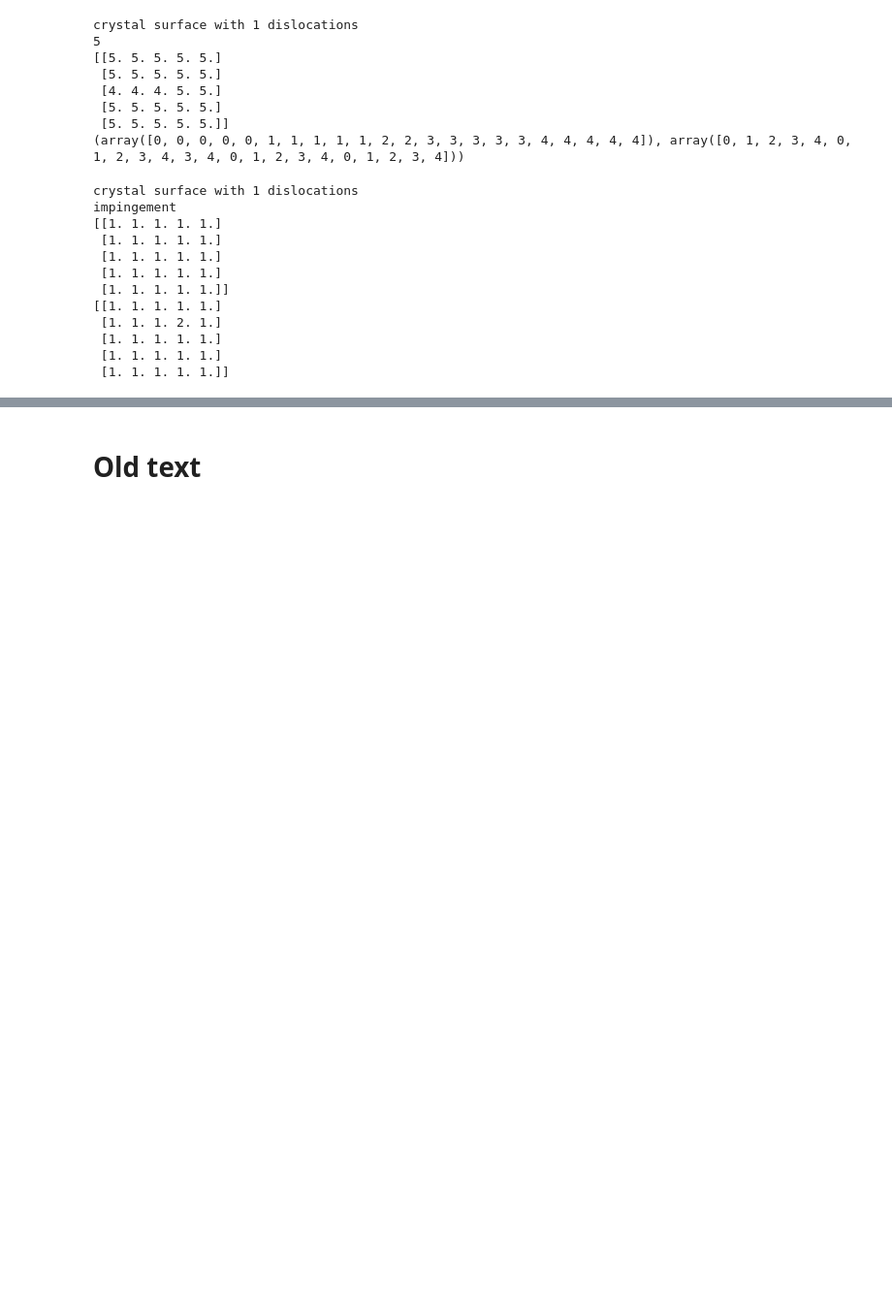
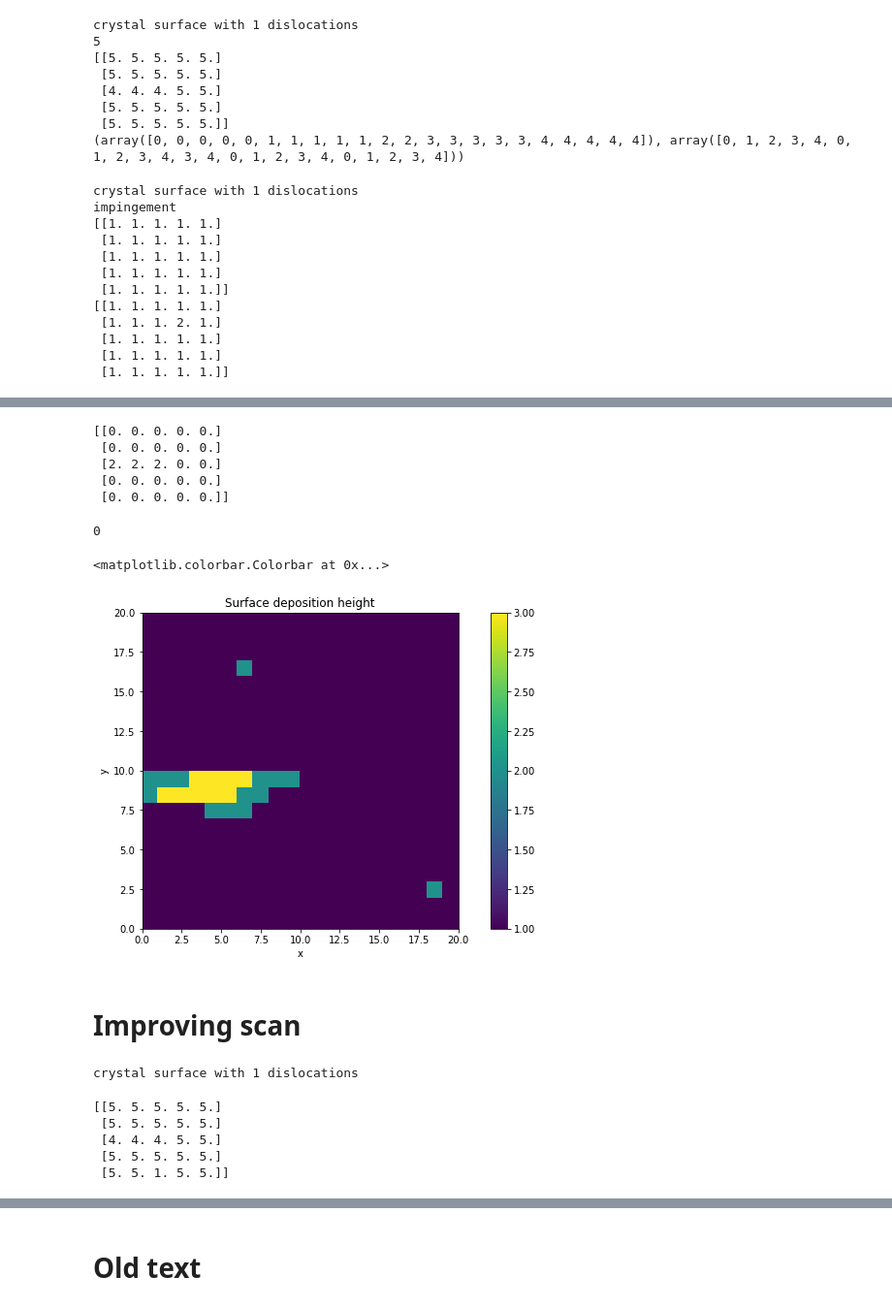
Before and after one commit to MG299792458/CompPhysProj3, a Jupyter notebook: Project_notes.ipynb, the cells around one changed output, grey strips where cells are left out. Shown at 97% size. Drawn from its saved outputs; the diff is of its cells as text; code cells hidden in the pictures; blank space fills up the shorter version.

```diff
--- a/Project_notes.ipynb
+++ b/Project_notes.ipynb
@@ -1166,3 +1182,24 @@ impingement
  [1. 1. 1. 1. 1.]
  [1. 1. 1. 1. 1.]
  [1. 1. 1. 1. 1.]]
+# %%
+import numpy as np
+from random import uniform, choice
+dims = [20, 20]
+mu = 1.5
+T = 4
+
+#dislocations
+face_1 = 0
+face_2 = 0
+face_loc_1 = 10
+face_loc_2 = 9
+boundaries_1 = [0, 10]
+boundaries_2 = [0, 10]
+b_1 = 2
+b_2 = 1
+
+test = crystal(dims, mu, T)
+
+test.dislocation_matrices(face_1, face_loc_1, boundaries_1, b_1)
+test.dislocation_matrices(face_2, face_loc_2, boundaries_2, b_2)
@@ -1168,0 +1324,29 @@ impingement
+# %%
+print(test.fx_matrix)
+# %% [output]
+[[0. 0. 0. 0. 0.]
+ [0. 0. 0. 0. 0.]
+ [2. 2. 2. 0. 0.]
+ [0. 0. 0. 0. 0.]
+ [0. 0. 0. 0. 0.]]
+# %%
+print(20 % 20)
+# %% [output]
+0
+# %%
+import matplotlib.pyplot as plt
+xr, yr = test.surface[:,:,-1].shape
+x, y = np.arange(xr+1), np.arange(yr+1)
+
+plt.figure(figsize=[12,6])
+plt.pcolor(x, y, test.surface[:,:,-50])
+plt.gca().set_aspect('equal')
+plt.title("Surface deposition height")
+plt.xlabel(r"x")
+plt.ylabel(r"y")
+plt.colorbar()
+# %% [output]
+<matplotlib.colorbar.Colorbar at 0x...>
+[figure, added]
+# %% [markdown]
+# Improving scan
@@ -1168,0 +1613,17 @@ impingement
+# %%
+import numpy as np
+from random import uniform, choice
+dims = [5, 5]
+mu = 4
+T = 10
+
+#dislocations
+face_1 = 0
+face_loc_1 = 2
+boundaries_1 = [0, 3]
+b_1 = 2
+
+test = crystal(dims, mu, T)
+test.dislocation_matrices(face_1, face_loc_1, boundaries_1, b_1)
+# %% [output]
+crystal surface with 1 dislocations
@@ -1168,0 +1633,9 @@ impingement
+# %%
+
+print(test.neigh[:,:,-6])
+# %% [output]
+[[5. 5. 5. 5. 5.]
+ [5. 5. 5. 5. 5.]
+ [4. 4. 4. 5. 5.]
+ [5. 5. 5. 5. 5.]
+ [5. 5. 1. 5. 5.]]
```
Also changed, not shown: parts of 13 cells of this notebook, 2 other files.
